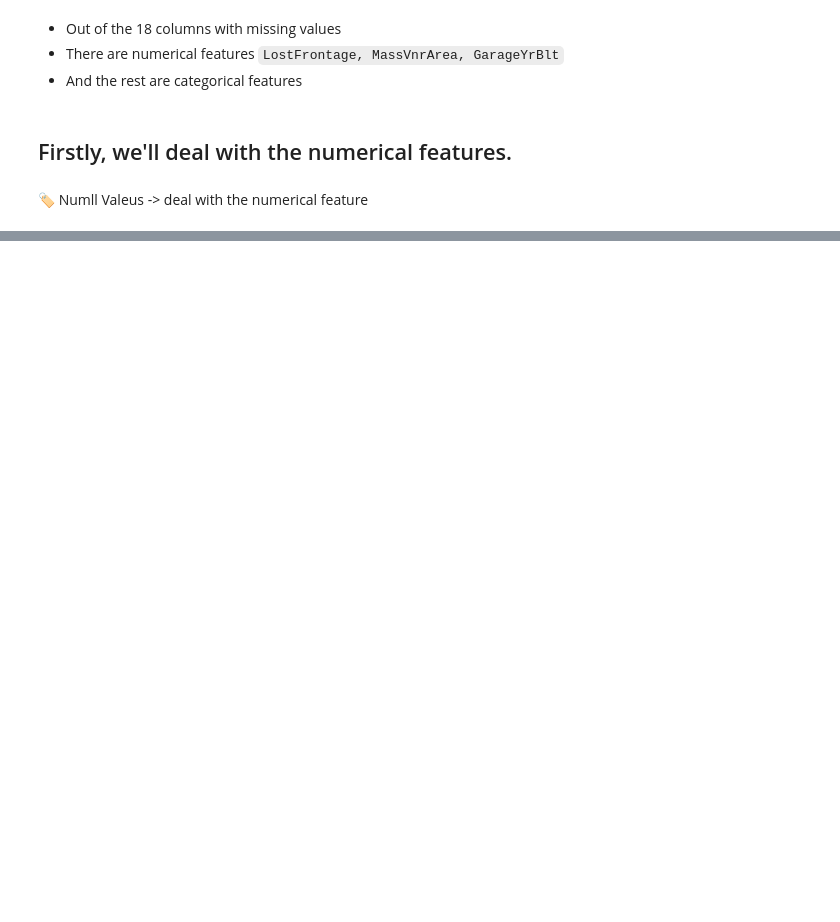
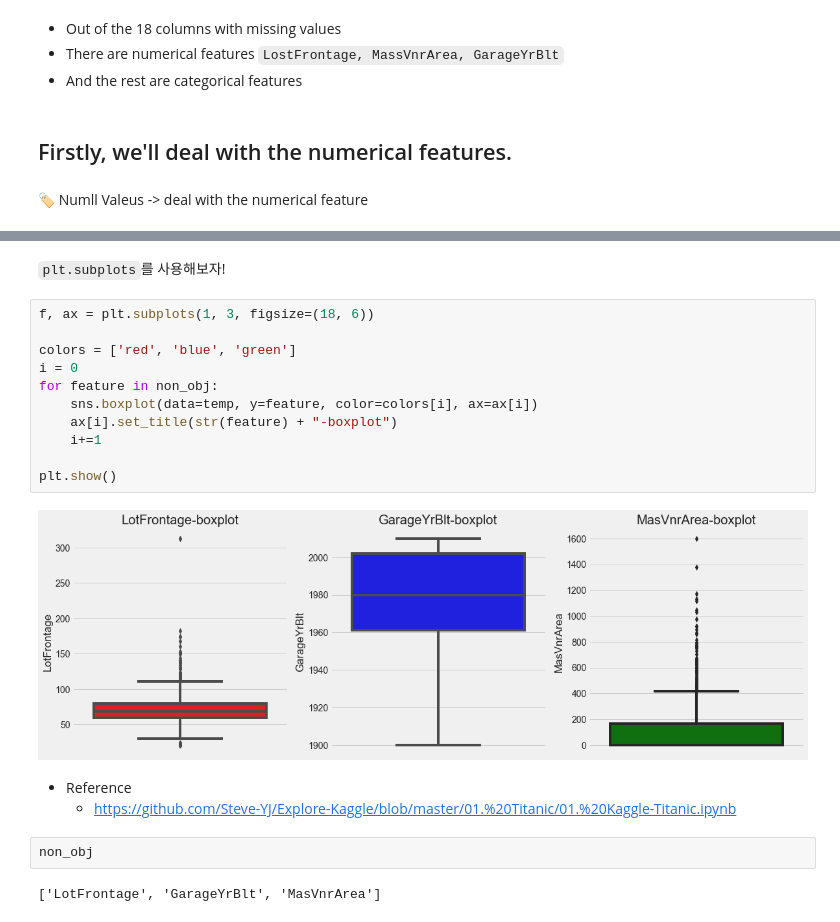
Before and after one commit to Steve-YJ/Explore-Kaggle, a Jupyter notebook: 02. House Price/01. EDA House Prices.ipynb, the cells around one changed output, grey strips where cells are left out. Drawn from its saved outputs; the diff is of its cells as text; blank space fills up the shorter version.

```diff
--- a/02. House Price/01. EDA House Prices.ipynb
+++ b/02. House Price/01. EDA House Prices.ipynb
@@ -518,0 +561,22 @@ MasVnrArea : float64
+# %% [markdown]
+<code>plt.subplots</code>를 사용해보자!
+# %%
+f, ax = plt.subplots(1, 3, figsize=(18, 6))
+
+colors = ['red', 'blue', 'green']
+i = 0
+for feature in non_obj:
+    sns.boxplot(data=temp, y=feature, color=colors[i], ax=ax[i])
+    ax[i].set_title(str(feature) + "-boxplot")
+    i+=1
+
+plt.show()
+# %% [output]
+[figure, added]
+# %% [markdown]
+* Reference
+    * https://github.com/Steve-YJ/Explore-Kaggle/blob/master/01.%20Titanic/01.%20Kaggle-Titanic.ipynb
+# %%
+non_obj
+# %% [output]
+['LotFrontage', 'GarageYrBlt', 'MasVnrArea']
```
Also changed, not shown: parts of 13 cells of this notebook.
